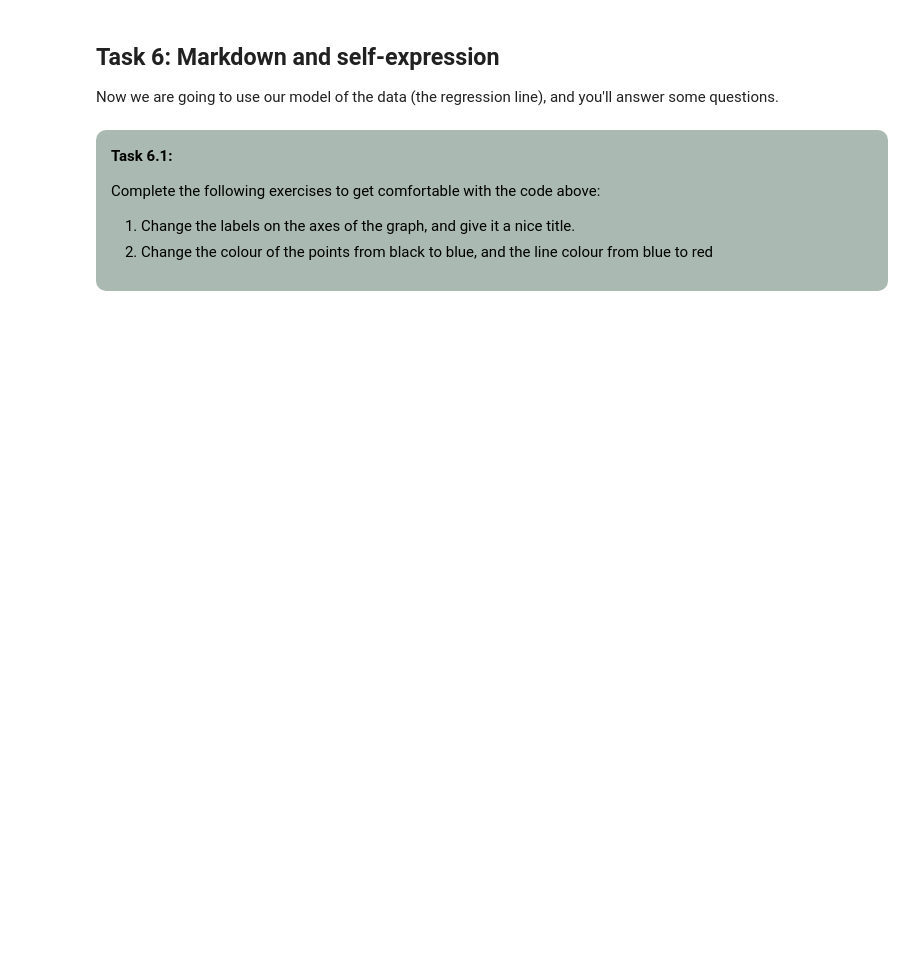
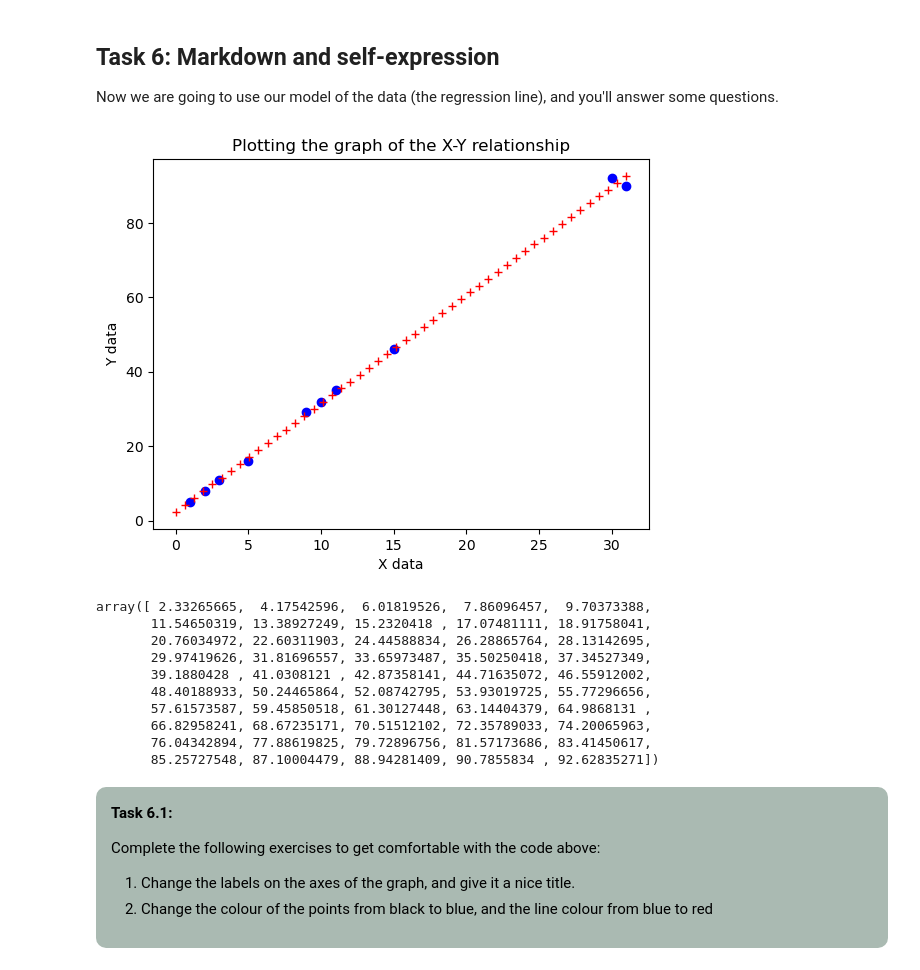
Before and after one commit to GeorgeNikolov/MUDE_PAs, a Jupyter notebook: Week_1_1/PA01_A_Solid_Start.ipynb, the cells around one changed output. Cells and saved outputs as stored; diff of their text form; code cells hidden in the pictures; blank space fills up the shorter version.

```diff
--- a/Week_1_1/PA01_A_Solid_Start.ipynb
+++ b/Week_1_1/PA01_A_Solid_Start.ipynb
@@ -332,15 +342,29 @@ Now we are going to use our model of the data (the regression line), and you'll
 # %%
 def line(x):
     return slope * x + intercept
 
 linspace_x = np.linspace(0, np.max(data_x))
 
-plt.plot(data_x, data_y, "ok")
-plt.plot(linspace_x, line(linspace_x))
-# plt.xlabel("")
-# plt.ylabel("")
-# plt.title("")
+
+plt.plot(data_x, data_y, "ob")
+plt.plot(linspace_x, line(linspace_x),"r")
+plt.xlabel("X data")
+plt.ylabel("Y data")
+plt.title("Plotting the graph of the X-Y relationship")
 plt.show()
+line(linspace_x)
+# %% [output]
+[figure, added]
+array([ 2.33265665,  4.17542596,  6.01819526,  7.86096457,  9.70373388,
+       11.54650319, 13.38927249, 15.2320418 , 17.07481111, 18.91758041,
+       20.76034972, 22.60311903, 24.44588834, 26.28865764, 28.13142695,
+       29.97419626, 31.81696557, 33.65973487, 35.50250418, 37.34527349,
+       39.1880428 , 41.0308121 , 42.87358141, 44.71635072, 46.55912002,
+       48.40188933, 50.24465864, 52.08742795, 53.93019725, 55.77296656,
+       57.61573587, 59.45850518, 61.30127448, 63.14404379, 64.9868131 ,
+       66.82958241, 68.67235171, 70.51512102, 72.35789033, 74.20065963,
+       76.04342894, 77.88619825, 79.72896756, 81.57173686, 83.41450617,
+       85.25727548, 87.10004479, 88.94281409, 90.7855834 , 92.62835271])
 # %% [markdown]
 <div style="background-color:#AABAB2; color: black; vertical-align: middle; padding:15px; margin: 10px; border-radius: 10px">
 <p>
```
Also changed, not shown: parts of 5 cells of this notebook.
